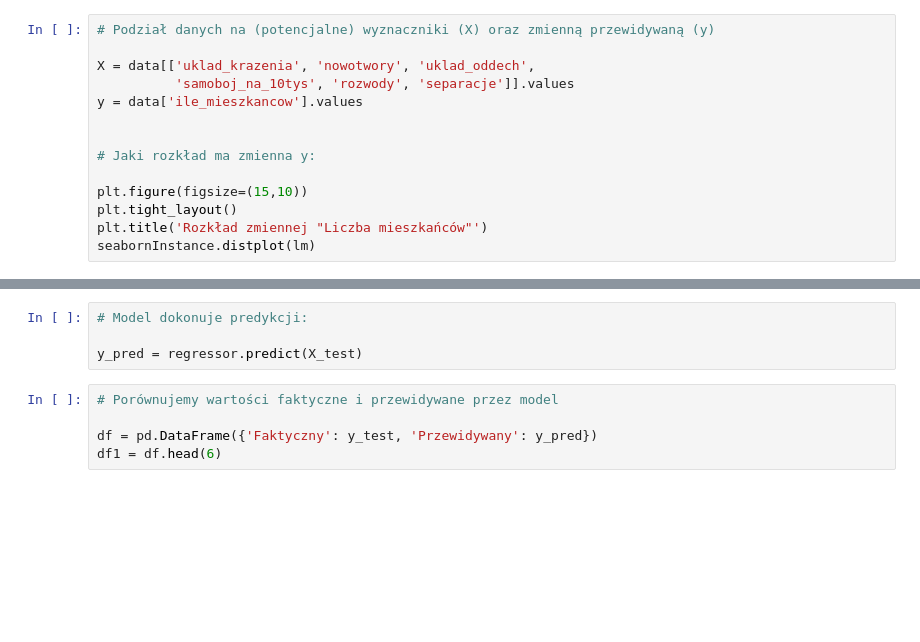
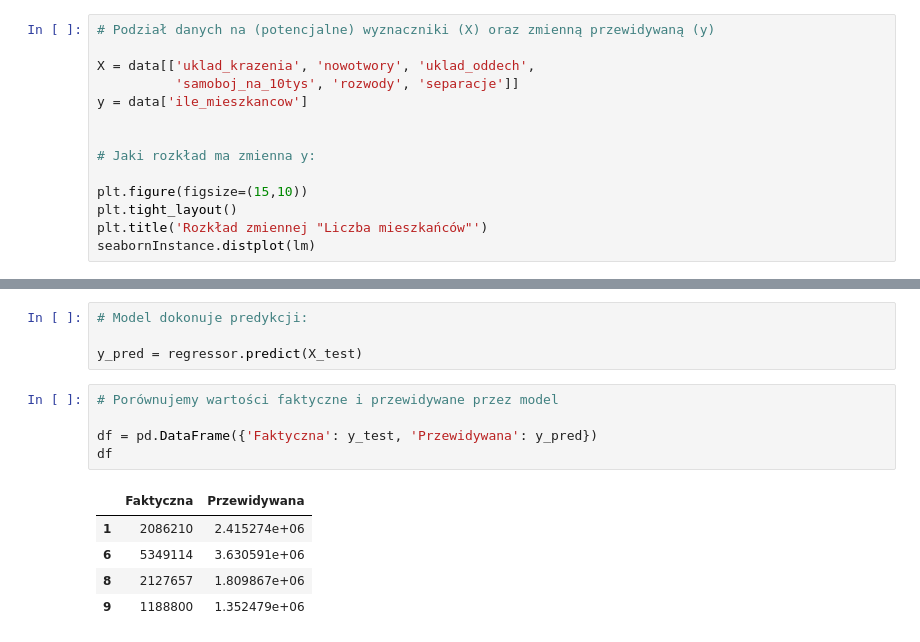
Before and after one commit to gradampl/MONTY, a Jupyter notebook: Adam_Grabowski_WYKRESY.ipynb, the cells around one changed output, grey strips where cells are left out. Cells and saved outputs as stored; diff of their text form; blank space fills up the shorter version.

```diff
--- a/Adam_Grabowski_WYKRESY.ipynb
+++ b/Adam_Grabowski_WYKRESY.ipynb
@@ -173,8 +173,8 @@ from sklearn import metrics
 # Podział danych na (potencjalne) wyznaczniki (X) oraz zmienną przewidywaną (y)
 
 X = data[['uklad_krazenia', 'nowotwory', 'uklad_oddech',
-          'samoboj_na_10tys', 'rozwody', 'separacje']].values
-y = data['ile_mieszkancow'].values
+          'samoboj_na_10tys', 'rozwody', 'separacje']]
+y = data['ile_mieszkancow']
 
 
 # Jaki rozkład ma zmienna y:
@@ -211,6 +217,12 @@ y_pred = regressor.predict(X_test)
 # %%
 # Porównujemy wartości faktyczne i przewidywane przez model
 
-df = pd.DataFrame({'Faktyczny': y_test, 'Przewidywany': y_pred})
-df1 = df.head(6)
+df = pd.DataFrame({'Faktyczna': y_test, 'Przewidywana': y_pred})
+df
+# %% [output]
+|  | Faktyczna | Przewidywana |
+| 1 | 2086210 | 2.415274e+06 |
+| 6 | 5349114 | 3.630591e+06 |
+| 8 | 2127657 | 1.809867e+06 |
+| 9 | 1188800 | 1.352479e+06 |
 # %%
```
Also changed, not shown: parts of 4 cells of this notebook, 1 other file.
